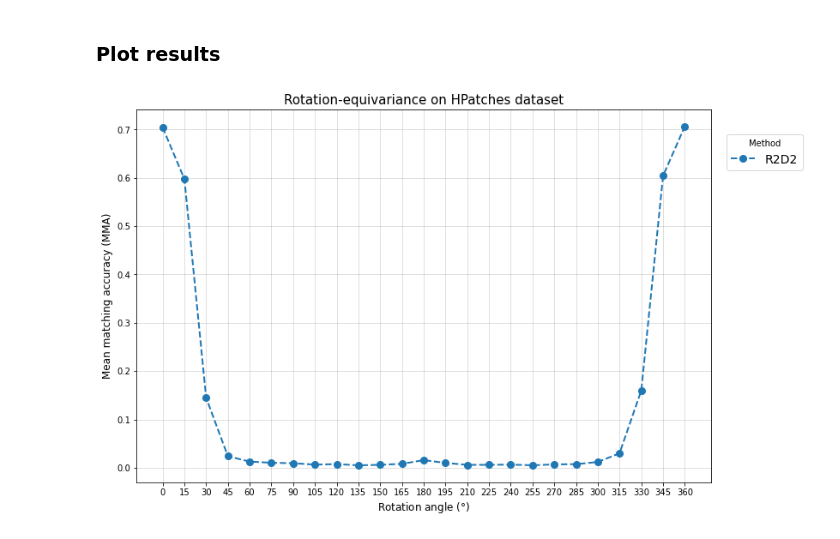
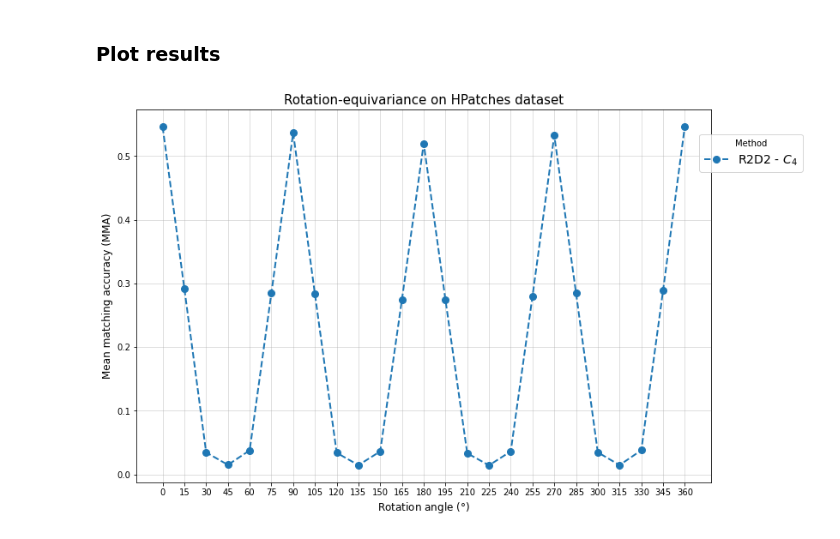
Before and after one commit to bpiyush/rotation-equivariant-lfm, a Jupyter notebook: notebooks/eval_on_hpatches.ipynb, the cells around one changed output. Saved outputs shown, nothing was run; the diff lists cells and outputs as text; code cells hidden in the pictures.

```diff
--- a/notebooks/eval_on_hpatches.ipynb
+++ b/notebooks/eval_on_hpatches.ipynb
@@ -41,7 +41,8 @@ from relfm.inference.r2d2_on_hpatches import configure_save_dir
 Set the correct data and output paths as well as the model checkpoint that you'd like to evaluate on. Parameters such as `gap_between_rotations` and `imsize` (size of downsized image to evaluate) are hard-coded to be the same as the default values in the inference script.
 # %%
 data_dir = join(REPO_PATH, "data/hpatches-sequences-release/")
-model_ckpt_path = join(REPO_PATH, "checkpoints/r2d2_WASF_N16.pt")
+# model_ckpt_path = join(REPO_PATH, "checkpoints/r2d2_WASF_N16.pt")
+model_ckpt_path = join(REPO_PATH, "trained_models/epoch_16_test_model.pt")
 output_dir = join(expanduser("~"), "outputs/rotation-equivariant-lfm")
 # %%
 assert isdir(data_dir)
@@ -164,22 +165,23 @@ mma_avg = {k:np.array(mma[k]).mean() for k in mma}
 # %%
 fig, ax = plt.subplots(1, 1, figsize=(12, 8))
 
 ax.grid(alpha=0.5)
+# ax.set_ylim((0., 1.))
 ax.set_title("Rotation-equivariance on HPatches dataset", fontsize=15)
 ax.set_xlabel("Rotation angle $(\degree)$", fontsize=12)
 ax.set_ylabel("Mean matching accuracy (MMA)", fontsize=12)
 
 ax.plot(
     list(mma_avg.keys()),
     list(mma_avg.values()),
     "--o",
-    label="R2D2",
+    label="R2D2 - $C_{4}$",
     markersize=8,
     linewidth=2.,
 )
 ax.set_xticks(list(mma_avg.keys()))
 
 ax.legend(fontsize=14, bbox_to_anchor=(1.17, 0.95), title="Method",)
 plt.show()
 # %% [output]
-[figure, old version]
+[figure, new version]
```
Also changed, not shown: parts of 1 cell of this notebook, 4 other files.
